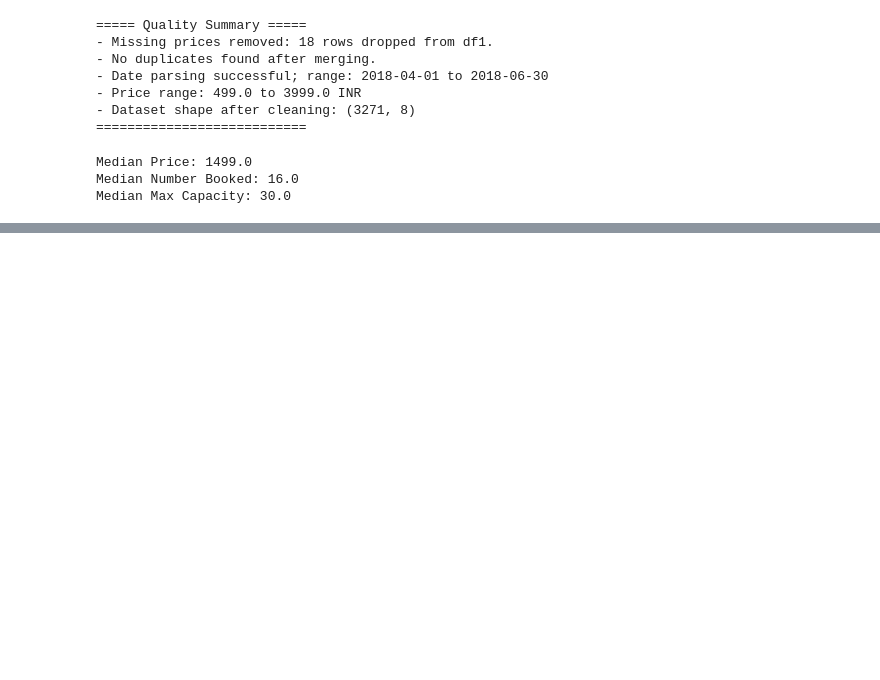
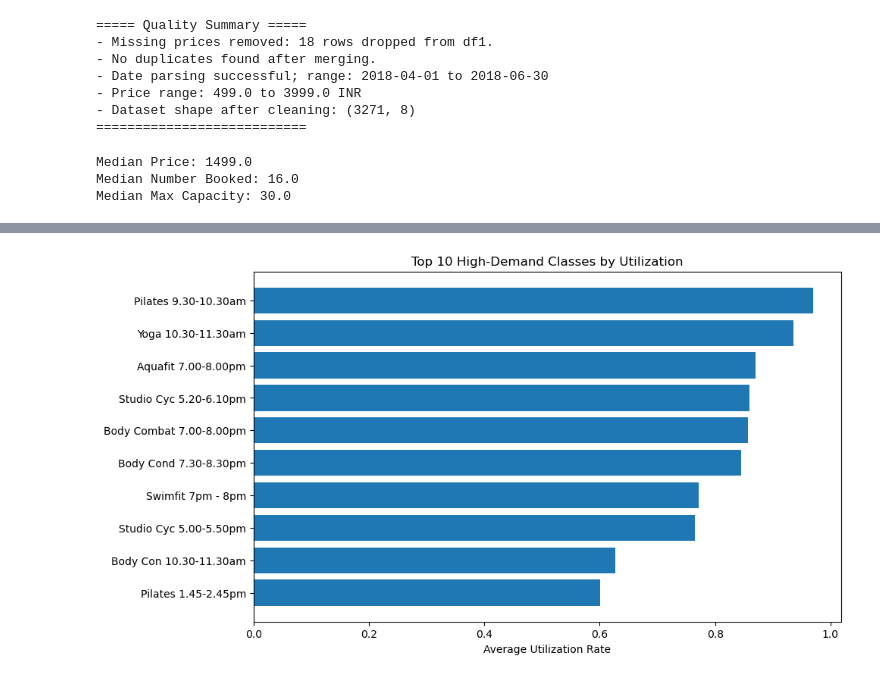
Before and after one commit to Jahsid/dynamic-pricing-strategies-, a Jupyter notebook: Cleaned_Fitness_Classes_Data.ipynb, the cells around one changed output, grey strips where cells are left out. Drawn from its saved outputs; the diff is of its cells as text; code cells hidden in the pictures; blank space fills up the shorter version.

Commit message:
High-Demand Class and Time Identification

```diff
--- a/Cleaned_Fitness_Classes_Data.ipynb
+++ b/Cleaned_Fitness_Classes_Data.ipynb
@@ -176,0 +184,4 @@ Median Max Capacity: 30.0
+# %%
+df["BookingStartDateTime"] = pd.to_datetime(
+    df["BookingDate"].astype(str) + " " + df["BookingStartTime"].astype(str)
+)
@@ -176,0 +190,3 @@ Median Max Capacity: 30.0
+# %%
+df["hour"] = df["BookingStartDateTime"].dt.hour
+df["day"] = df["BookingStartDateTime"].dt.day_name()
@@ -176,0 +219,11 @@ Median Max Capacity: 30.0
+# %%
+df["Utilization"] = df["Number Booked"] / df["MaxBookees"]
+
+# Average utilization per class type
+demand_by_class = (
+    df.groupby("ActivityDescription")[["Number Booked","MaxBookees","Utilization"]]
+      .mean()
+      .sort_values("Utilization", ascending=False)
+)
+
+print(demand_by_class.head(10))
@@ -176,0 +243,7 @@ Median Max Capacity: 30.0
+# %%
+demand_by_class["ClassCount"] = df.groupby("ActivityDescription")["ActivitySiteID"].count()
+
+# Keep only classes that ran at least 20 times
+popular_classes = demand_by_class[demand_by_class["ClassCount"] >= 20]
+
+print(popular_classes.sort_values("Utilization", ascending=False).head(10))
@@ -176,0 +263,11 @@ Median Max Capacity: 30.0
+# %%
+top_classes = popular_classes.sort_values("Utilization", ascending=False).head(10)
+
+plt.figure(figsize=(10,6))
+plt.barh(top_classes.index, top_classes["Utilization"])
+plt.xlabel("Average Utilization Rate")
+plt.title("Top 10 High-Demand Classes by Utilization")
+plt.gca().invert_yaxis()
+plt.show()
+# %% [output]
+[figure, added]
```
Also changed, not shown: parts of 14 cells of this notebook.
